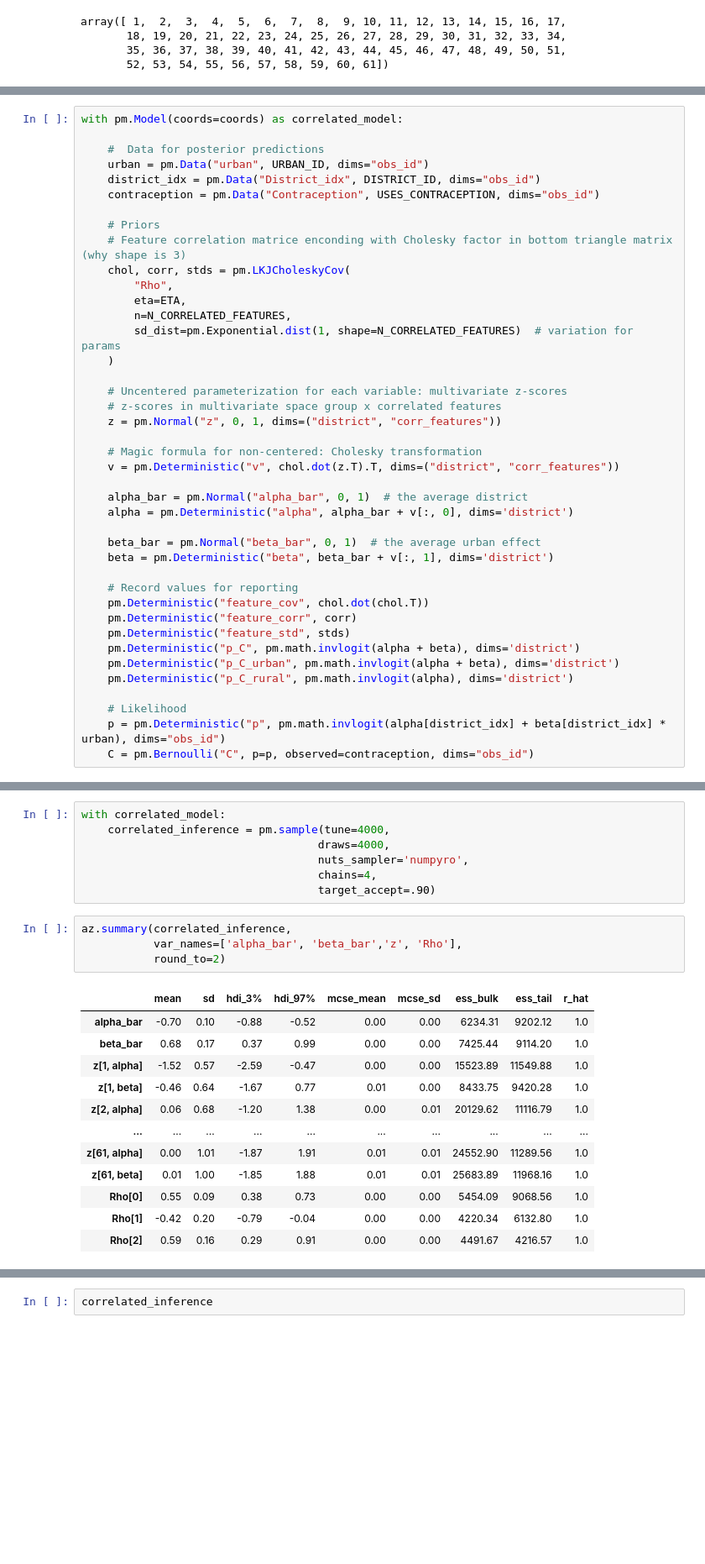
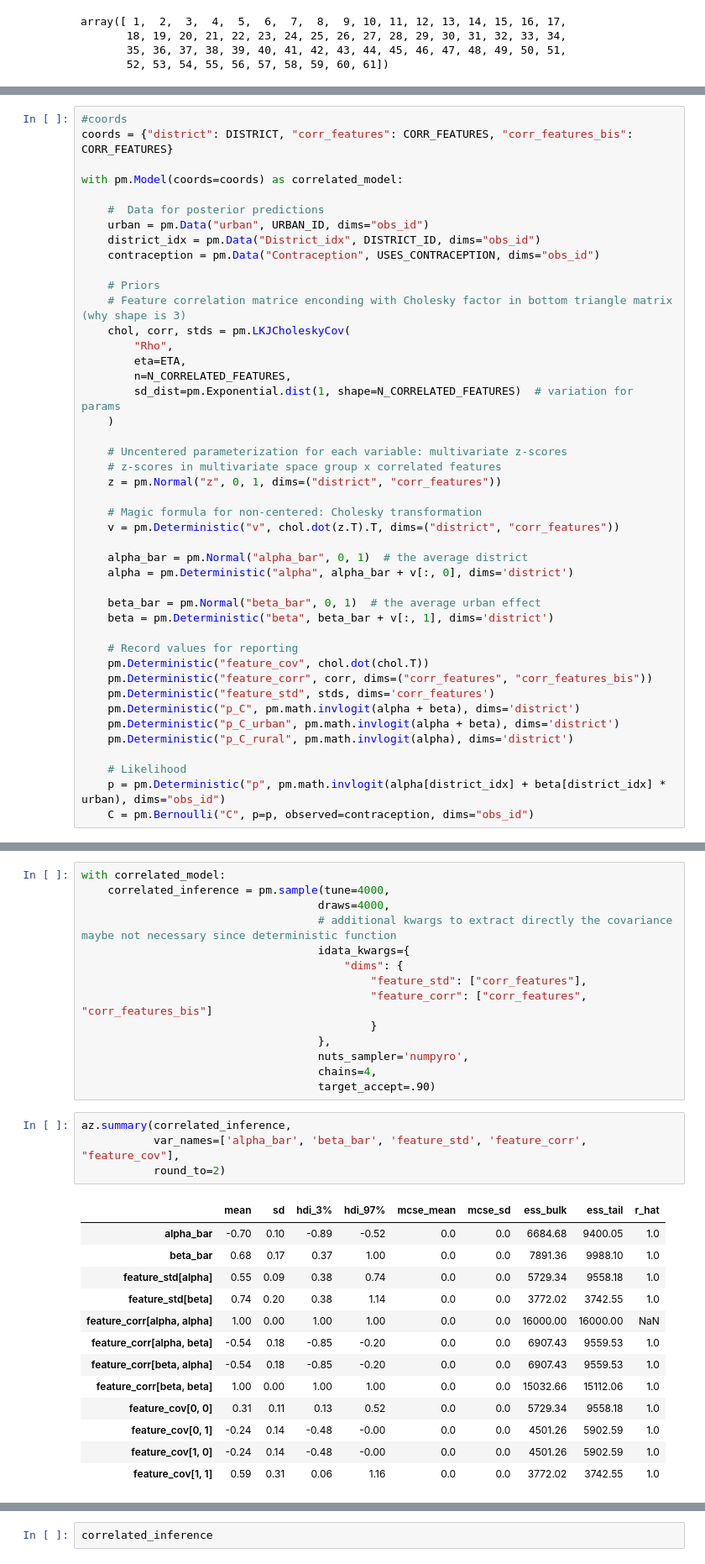
Before and after one commit to guillaumeberthon/StatRethink2023-PyMC5, a Jupyter notebook: Lecture 14 - Correlated Features.ipynb, the cells around one changed output, grey strips where cells are left out. Shown at 84% size. Drawn from its saved outputs; the diff is of its cells as text; blank space fills up the shorter version.

```diff
--- a/Lecture 14 - Correlated Features.ipynb
+++ b/Lecture 14 - Correlated Features.ipynb
@@ -433,4 +430,7 @@ coords = {"district": DISTRICT, "corr_features": CORR_FEATURES, "corr_features_b
 # %%
+#coords
+coords = {"district": DISTRICT, "corr_features": CORR_FEATURES, "corr_features_bis": CORR_FEATURES}
+
 with pm.Model(coords=coords) as correlated_model:
 
     #  Data for posterior predictions
@@ -462,8 +462,8 @@ with pm.Model(coords=coords) as correlated_model:
 
     # Record values for reporting
     pm.Deterministic("feature_cov", chol.dot(chol.T))
-    pm.Deterministic("feature_corr", corr)
-    pm.Deterministic("feature_std", stds)
+    pm.Deterministic("feature_corr", corr, dims=("corr_features", "corr_features_bis"))
+    pm.Deterministic("feature_std", stds, dims='corr_features')
     pm.Deterministic("p_C", pm.math.invlogit(alpha + beta), dims='district')
     pm.Deterministic("p_C_urban", pm.math.invlogit(alpha + beta), dims='district')
     pm.Deterministic("p_C_rural", pm.math.invlogit(alpha), dims='district')
@@ -479,23 +479,31 @@ pm.model_to_graphviz(correlated_model)
 with correlated_model:
     correlated_inference = pm.sample(tune=4000,
                                     draws=4000,
+                                    # additional kwargs to extract directly the covariance maybe not necessary since deterministic function
+                                    idata_kwargs={
+                                        "dims": {
+                                            "feature_std": ["corr_features"],
+                                            "feature_corr": ["corr_features", "corr_features_bis"]
+                                            }
+                                    },
                                     nuts_sampler='numpyro',
                                     chains=4,
                                     target_accept=.90)
 # %%
 az.summary(correlated_inference,
-           var_names=['alpha_bar', 'beta_bar','z', 'Rho'],
+           var_names=['alpha_bar', 'beta_bar', 'feature_std', 'feature_corr', "feature_cov"],
            round_to=2)
 # %% [output]
 |  | mean | sd | hdi_3% | hdi_97% | mcse_mean | mcse_sd | ess_bulk | ess_tail | r_hat |
-| alpha_bar | -0.70 | 0.10 | -0.88 | -0.52 | 0.00 | 0.00 | 6234.31 | 9202.12 | 1.0 |
-| beta_bar | 0.68 | 0.17 | 0.37 | 0.99 | 0.00 | 0.00 | 7425.44 | 9114.20 | 1.0 |
-| z[1, alpha] | -1.52 | 0.57 | -2.59 | -0.47 | 0.00 | 0.00 | 15523.89 | 11549.88 | 1.0 |
-| z[1, beta] | -0.46 | 0.64 | -1.67 | 0.77 | 0.01 | 0.00 | 8433.75 | 9420.28 | 1.0 |
-| z[2, alpha] | 0.06 | 0.68 | -1.20 | 1.38 | 0.00 | 0.01 | 20129.62 | 11116.79 | 1.0 |
-| ... | ... | ... | ... | ... | ... | ... | ... | ... | ... |
-| z[61, alpha] | 0.00 | 1.01 | -1.87 | 1.91 | 0.01 | 0.01 | 24552.90 | 11289.56 | 1.0 |
-| z[61, beta] | 0.01 | 1.00 | -1.85 | 1.88 | 0.01 | 0.01 | 25683.89 | 11968.16 | 1.0 |
-| Rho[0] | 0.55 | 0.09 | 0.38 | 0.73 | 0.00 | 0.00 | 5454.09 | 9068.56 | 1.0 |
-| Rho[1] | -0.42 | 0.20 | -0.79 | -0.04 | 0.00 | 0.00 | 4220.34 | 6132.80 | 1.0 |
-| Rho[2] | 0.59 | 0.16 | 0.29 | 0.91 | 0.00 | 0.00 | 4491.67 | 4216.57 | 1.0 |
+| alpha_bar | -0.70 | 0.10 | -0.89 | -0.52 | 0.0 | 0.0 | 6684.68 | 9400.05 | 1.0 |
+| beta_bar | 0.68 | 0.17 | 0.37 | 1.00 | 0.0 | 0.0 | 7891.36 | 9988.10 | 1.0 |
+| feature_std[alpha] | 0.55 | 0.09 | 0.38 | 0.74 | 0.0 | 0.0 | 5729.34 | 9558.18 | 1.0 |
+| feature_std[beta] | 0.74 | 0.20 | 0.38 | 1.14 | 0.0 | 0.0 | 3772.02 | 3742.55 | 1.0 |
+| feature_corr[alpha, alpha] | 1.00 | 0.00 | 1.00 | 1.00 | 0.0 | 0.0 | 16000.00 | 16000.00 | NaN |
+| feature_corr[alpha, beta] | -0.54 | 0.18 | -0.85 | -0.20 | 0.0 | 0.0 | 6907.43 | 9559.53 | 1.0 |
+| feature_corr[beta, alpha] | -0.54 | 0.18 | -0.85 | -0.20 | 0.0 | 0.0 | 6907.43 | 9559.53 | 1.0 |
+| feature_corr[beta, beta] | 1.00 | 0.00 | 1.00 | 1.00 | 0.0 | 0.0 | 15032.66 | 15112.06 | 1.0 |
+| feature_cov[0, 0] | 0.31 | 0.11 | 0.13 | 0.52 | 0.0 | 0.0 | 5729.34 | 9558.18 | 1.0 |
+| feature_cov[0, 1] | -0.24 | 0.14 | -0.48 | -0.00 | 0.0 | 0.0 | 4501.26 | 5902.59 | 1.0 |
+| feature_cov[1, 0] | -0.24 | 0.14 | -0.48 | -0.00 | 0.0 | 0.0 | 4501.26 | 5902.59 | 1.0 |
+| feature_cov[1, 1] | 0.59 | 0.31 | 0.06 | 1.16 | 0.0 | 0.0 | 3772.02 | 3742.55 | 1.0 |
```
Also changed, not shown: parts of 7 cells of this notebook, 1 other file.
